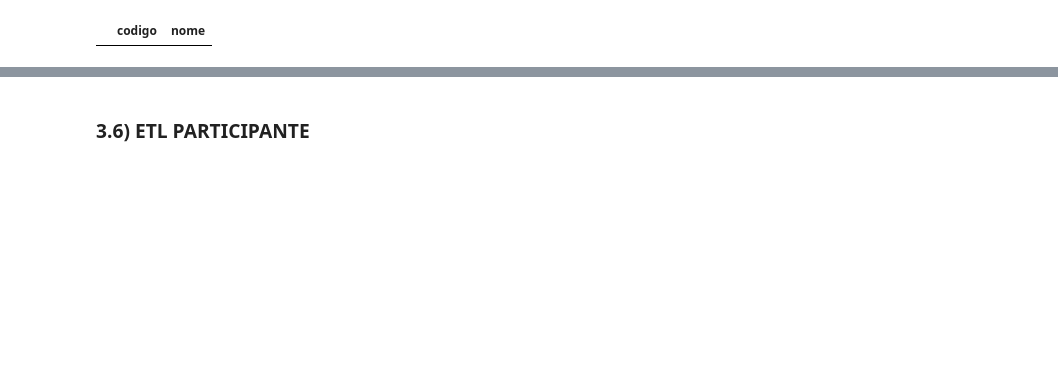
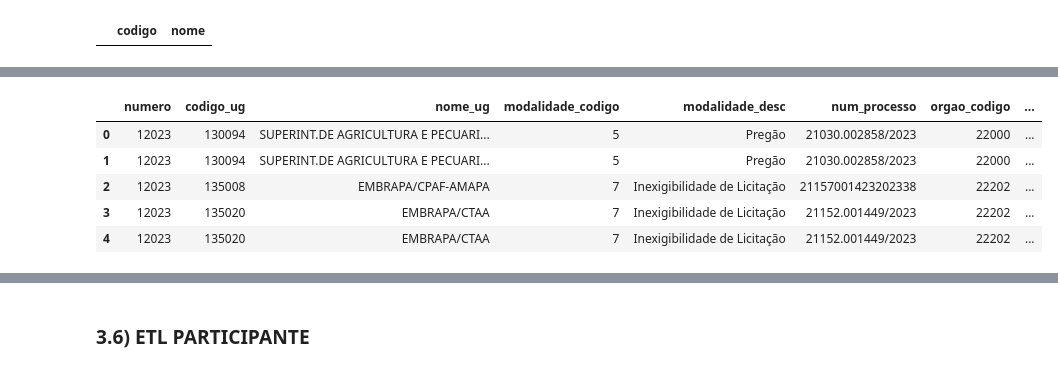
Before and after one commit to denards/fornecedores-contratos, a Jupyter notebook: 01- ETL Contratos.ipynb, the cells around one changed output, grey strips where cells are left out. Saved outputs shown, nothing was run; the diff lists cells and outputs as text; code cells hidden in the pictures; blank space fills up the shorter version.

```diff
--- a/01- ETL Contratos.ipynb
+++ b/01- ETL Contratos.ipynb
@@ -743,0 +758,33 @@ print(resultado)
+# %%
+df_itens_licitacao = df_itens_licitacao.rename(columns={'Número Licitação': 'numero',
+                                              'Código UG': 'codigo_ug',
+                                              'Nome UG': 'nome_ug',
+                                              'Código Modalidade Compra': 'modalidade_codigo',
+                                              'Modalidade Compra': 'modalidade_desc',
+                                              'Número Processo': 'num_processo',
+                                              'Objeto':'objeto',
+                                              'Situação Licitação': 'situacao',
+                                              'Código Órgão Superior': 'orgao_codigo_sup',
+                                              'Nome Órgão Superior': 'orgao_nome_sup',
+                                              'Código Órgão': 'orgao_codigo',
+                                              'Nome Órgão': 'orgao_nome',
+                                              'Código Item Compra': 'item_codigo',
+                                              'Descrição': 'item_descricao',
+                                              'Quantidade Item': 'item_qtde',
+                                              'Valor Item': 'item_valor',
+                                              'Código Vencedor': 'vencedor_cnpj',
+                                              'Nome Vencedor': 'vencedor_nome',
+                                              'UF': 'uf',
+                                              'Município': 'municipio',
+                                              'Data Resultado Compra': 'data_compra',
+                                              'Data Abertura': 'data_abertura',
+                                              'Valor Licitação': 'valor'})
+
+df_itens_licitacao.head()
+# %% [output]
+|  | numero | codigo_ug | nome_ug | modalidade_codigo | modalidade_desc | num_processo | orgao_codigo | ... |
+| 0 | 12023 | 130094 | SUPERINT.DE AGRICULTURA E PECUARI... | 5 | Pregão | 21030.002858/2023 | 22000 | ... |
+| 1 | 12023 | 130094 | SUPERINT.DE AGRICULTURA E PECUARI... | 5 | Pregão | 21030.002858/2023 | 22000 | ... |
+| 2 | 12023 | 135008 | EMBRAPA/CPAF-AMAPA | 7 | Inexigibilidade de Licitação | 21157001423202338 | 22202 | ... |
+| 3 | 12023 | 135020 | EMBRAPA/CTAA | 7 | Inexigibilidade de Licitação | 21152.001449/2023 | 22202 | ... |
+| 4 | 12023 | 135020 | EMBRAPA/CTAA | 7 | Inexigibilidade de Licitação | 21152.001449/2023 | 22202 | ... |
```
Also changed, not shown: parts of 42 cells of this notebook, 51 other files.
